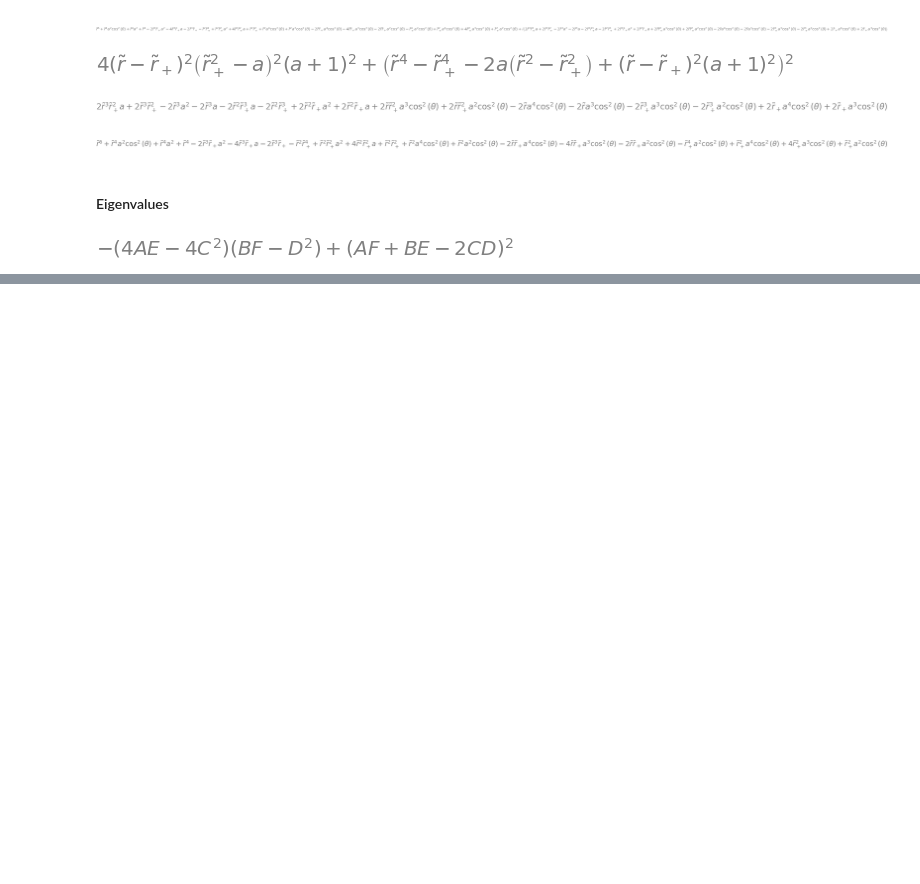
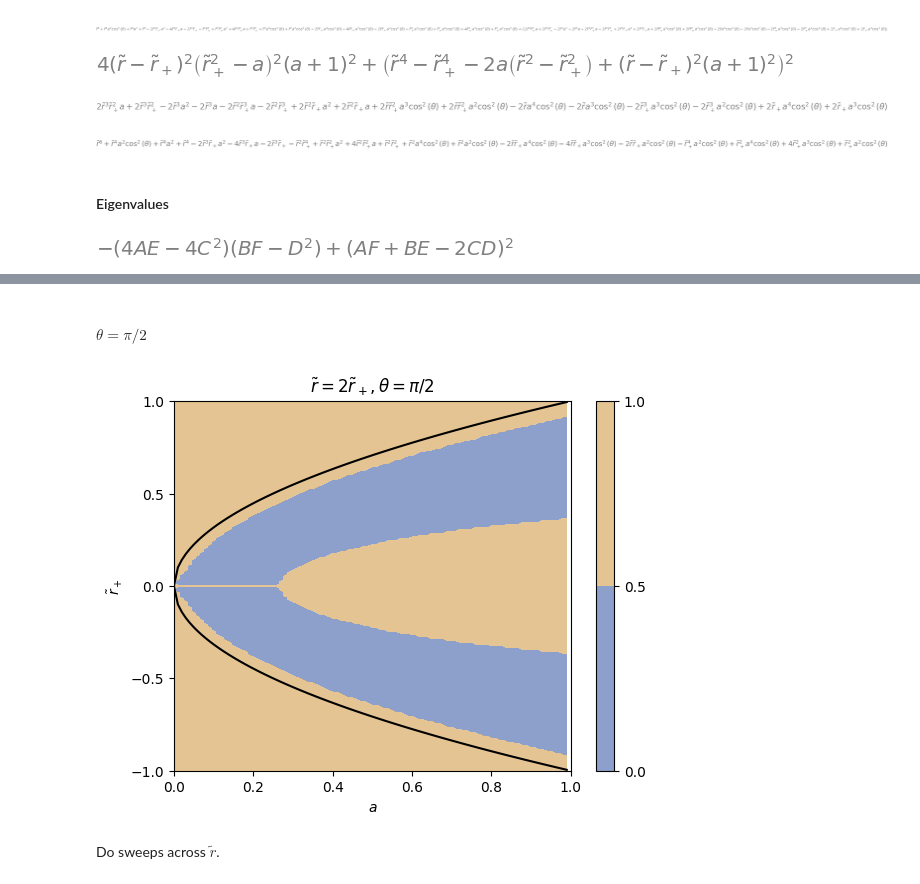
Before and after one commit to jchryssanthacopoulos/complex_spacetime_metrics, a Jupyter notebook: notebooks/complex_eigenvalues/ads4_charged_rotating_bh.ipynb, the cells around one changed output, grey strips where cells are left out. Drawn from its saved outputs; the diff is of its cells as text; code cells hidden in the pictures; blank space fills up the shorter version.

```diff
--- a/notebooks/complex_eigenvalues/ads4_charged_rotating_bh.ipynb
+++ b/notebooks/complex_eigenvalues/ads4_charged_rotating_bh.ipynb
@@ -524,0 +408,47 @@ plt.title('$\\tilde{r} = 1.1\\tilde{r}_+, \\theta = \pi/4$');
+# %%
+angle_1_maps = {}
+angle_2_maps = {}
+angle_3_maps = {}
+# %% [markdown]
+#### $\theta = \pi/2$
+# %%
+theta_val = np.pi / 2
+r_tilde_val_template = 2 * r_tilde_plus
+# %%
+angle_1_map = np.zeros(a_vals_grid.shape, dtype=float)
+angle_2_map = np.zeros(a_vals_grid.shape, dtype=float)
+angle_3_map = np.zeros(a_vals_grid.shape, dtype=float)
+
+with tqdm(total=np.prod(a_vals_grid.shape)) as pbar:
+    for i in range(a_vals_grid.shape[0]):
+        for j in range(a_vals_grid.shape[1]):
+            r_tilde_val = r_tilde_val_template.subs({r_tilde_plus: r_tilde_plus_vals_grid[i, j]}).evalf()
+            angle_1_map[i, j], angle_2_map[i, j], angle_3_map[i, j] = evaluate_cond(
+                r_tilde_val, theta_val, r_tilde_plus_vals_grid[i, j], a_vals_grid[i, j]
+            )
+            pbar.update(1)
+
+angle_1_maps[theta_val, r_tilde_val_template] = angle_1_map
+angle_2_maps[theta_val, r_tilde_val_template] = angle_2_map
+angle_3_maps[theta_val, r_tilde_val_template] = angle_3_map
+# %%
+sum_of_angles = (
+    angle_1_maps[theta_val, r_tilde_val_template] +
+    angle_2_maps[theta_val, r_tilde_val_template] +
+    angle_3_maps[theta_val, r_tilde_val_template]
+)
+# %%
+plt.contourf(a_vals_grid, r_tilde_plus_vals_grid, sum_of_angles < np.pi - 1e-8, cmap='Set2')
+plt.plot(a_vals, [sympy.sqrt(a_val) for a_val in a_vals], 'k-')
+plt.plot(a_vals, [-sympy.sqrt(a_val) for a_val in a_vals], 'k-')
+plt.xlabel("$a$")
+plt.ylabel("$\\tilde{r}_+$")
+plt.xlim([0, 1])
+plt.ylim([-1, 1])
+plt.yticks([-1, -0.5, 0, 0.5, 1])
+plt.colorbar()
+plt.title('$\\tilde{r} = 2\\tilde{r}_+, \\theta = \pi/2$');
+# %% [output]
+[figure, added]
+# %% [markdown]
+Do sweeps across $\tilde{r}$.
```
Also changed, not shown: parts of 68 cells of this notebook, 1 other file.
